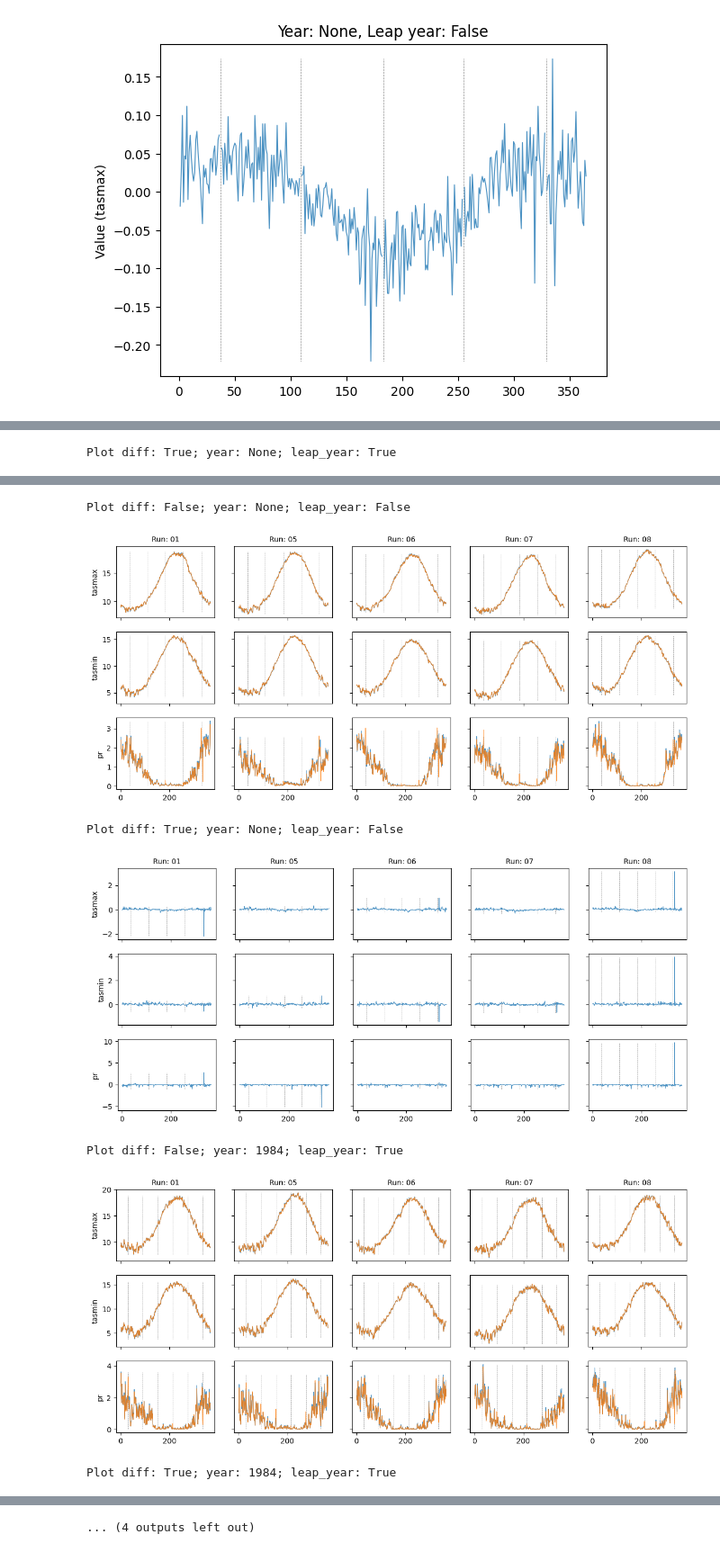
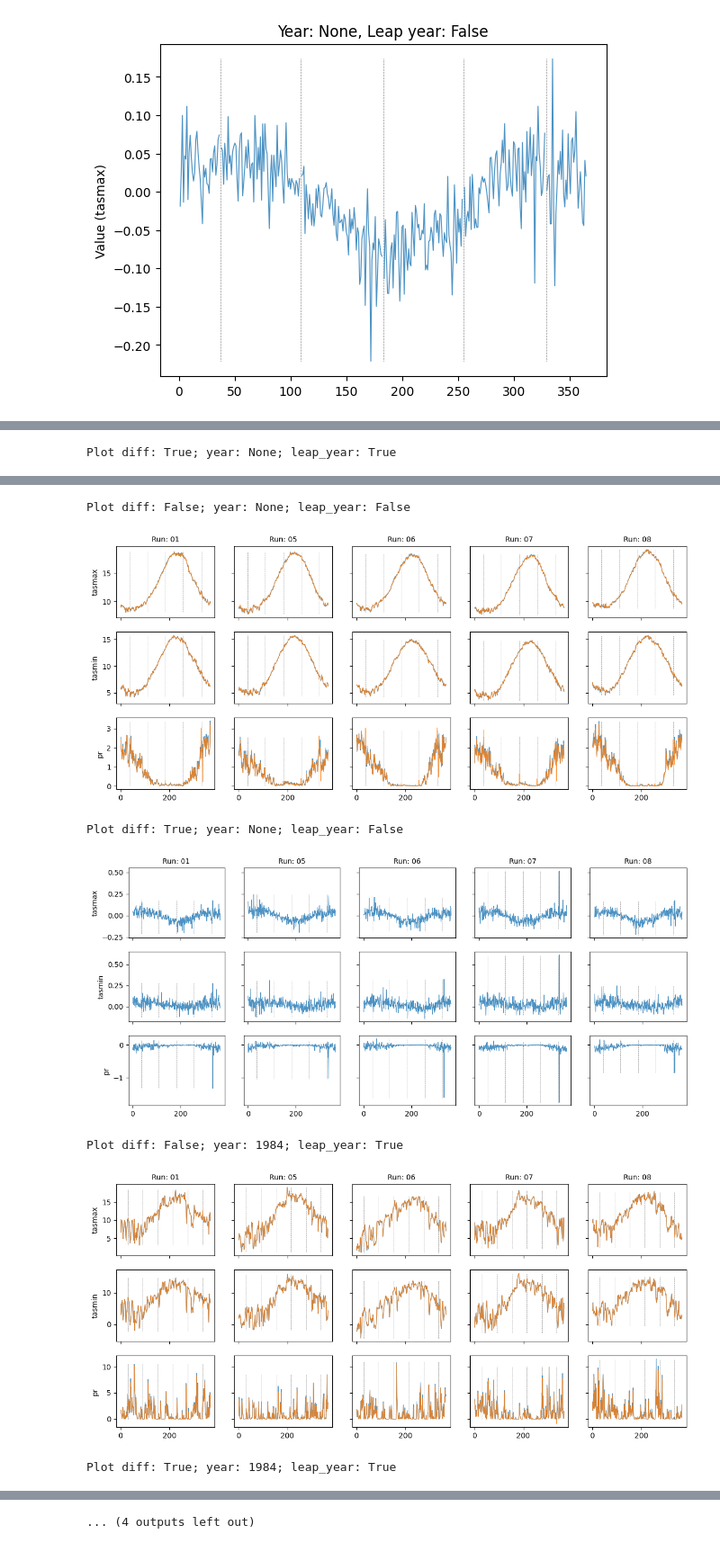
Before and after one commit to alan-turing-institute/clim-recal, a Jupyter notebook: docs/cpm_projection_diff_plots.ipynb, the cells around one changed output, grey strips where cells are left out. Shown at 90% size. Saved outputs shown, nothing was run; the diff lists cells and outputs as text; code cells hidden in the pictures.

Commit message:
Fix plots

```diff
--- a/docs/cpm_projection_diff_plots.ipynb
+++ b/docs/cpm_projection_diff_plots.ipynb
@@ -88,12 +88,8 @@ def plot_by_day(
                 x = df2.groupby("day")[var].median()
             else:
                 x = df2[df2["year"].eq(year)].groupby("day")[var].first()
-            x = df2.groupby("day")[var].first()
-            x = df2.groupby("day")[var].median()
-            _sd = df2.groupby("day")[var].std()
             if i == 0:
                 if leap_year is not None:
-                    # x.index = x.index + get_offsets(leap_year)
                     ax.vlines(
                         get_days(leap_year),
                         x.min(),
@@ -118,12 +114,6 @@ def plot_by_day(
                 x = df2.groupby("day")[var].median()
             else:
                 x = df2[df2["year"].eq(year)].groupby("day")[var].first()
-
-            if i == 0:
-                if leap_year is not None:
-                    # x.index = x.index + get_offsets(leap_year)
-                    pass
-
             series.append(x)
 
         # Proportion difference
@@ -188,8 +178,13 @@ plot_by_day(data, "tasmax", "08", None, leap_year=False, plot_diff=True, ax=plt.
 for year in [None, 1984]:
     for leap_year in [True, False]:
         for plot_diff in [False, True]:
-            actual_year = year if leap_year and year is not None else 1983
-            print(f"Plot diff: {plot_diff}; year: {year}; leap_year: {leap_year}")
+            if year is not None:
+                actual_year = year if leap_year else 1983
+            else:
+                actual_year = None
+            print(
+                f"Plot diff: {plot_diff}; year: {actual_year}; leap_year: {leap_year}"
+            )
             # Leap years, medians
             plot_array(data, year=actual_year, leap_year=leap_year, plot_diff=plot_diff)
             plt.show()
@@ -201,9 +196,9 @@ Plot diff: True; year: None; leap_year: True
 Plot diff: False; year: None; leap_year: False
 [figure]
 Plot diff: True; year: None; leap_year: False
-[figure, old version]
+[figure, new version]
 Plot diff: False; year: 1984; leap_year: True
-[figure, old version]
+[figure, new version]
 Plot diff: True; year: 1984; leap_year: True
 [figure]
 ... (4 outputs left out)
```
Also changed, not shown: parts of 4 cells of this notebook.
